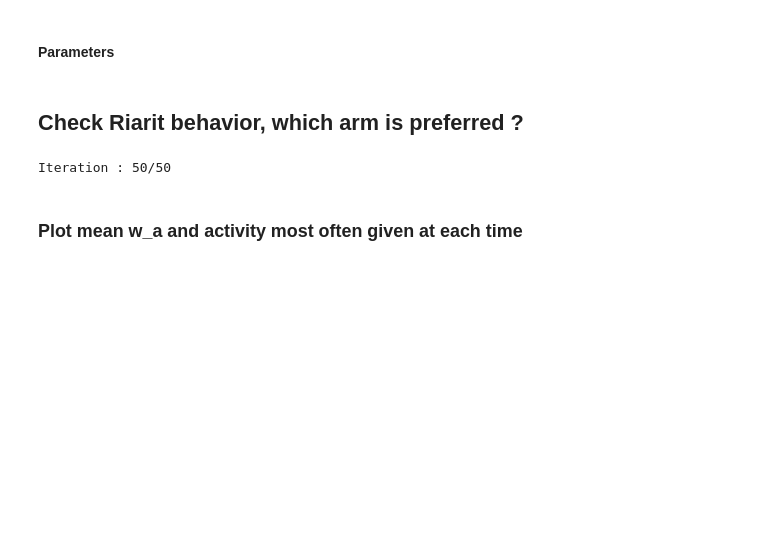
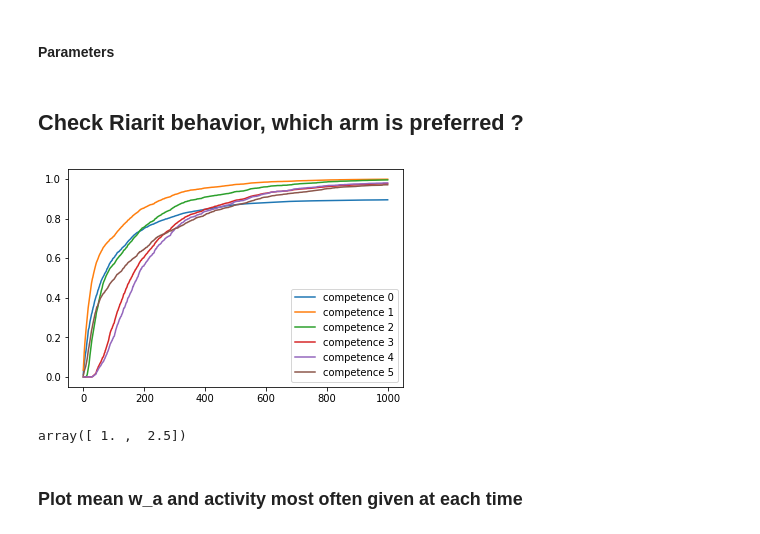
Before and after one commit to fdarmon/ITS, a Jupyter notebook: Analysis.ipynb, the cells around one changed output. Drawn from its saved outputs; the diff is of its cells as text; code cells hidden in the pictures; blank space fills up the shorter version.

```diff
--- a/Analysis.ipynb
+++ b/Analysis.ipynb
@@ -70,20 +52,35 @@ def gen_w_a_iter(current_student,method):
 to_test=["Random","Riarit"]
 w_a_mean={method : None for method in to_test}
 n_itr=50
-T=1000
+T=500
 activities={method:np.zeros((n_itr,T,n_p)) for method in to_test}
+c_true_list=[]
 for i in range(n_itr):
-    print("Iteration : {}/{}".format(i+1,n_itr),end='\r')
+    #print "Iteration : {}/{}".format(i+1,n_itr),end='\r'
     for method in to_test:
         current_student=student.Student(R_table_model,initKC,learning_rates,alpha,beta,lambdas=None)
-        w_a_history,activities[method][i,:,:]=gen_w_a_iter(current_student,method)
+        w_a_history,activities[method][i,:,:],c_true=gen_w_a_iter(current_student,method)[:3]
+        c_true_list.append(c_true)
         if w_a_mean[method] is None:
             w_a_mean[method]=[w_a_history[j]/n_itr for j in range(n_p)]
         else:
             for j in range(n_p):
                 w_a_mean[method][j]=w_a_mean[method][j]+w_a_history[j]/n_itr
-# %% [output]
-Iteration : 50/50
+# %%
+for i in range(n_c):
+
+    #plt.plot(c_true_list[50:][i,:])
+
+    plt.plot(np.mean([c_true_list[n_itr+j][i,:] for j in range (n_itr)],axis=0),label="competence %d"%i)
+
+plt.legend()
+plt.show()
+# %% [output]
+[figure, added]
+# %%
+np.mean([[1,2],[1,3]],axis=0)
+# %% [output]
+array([ 1. ,  2.5])
 # %% [markdown]
 ### Plot mean w_a and activity most often given at each time
 # %%
```
Also changed, not shown: parts of 41 cells of this notebook, 4 other files.
